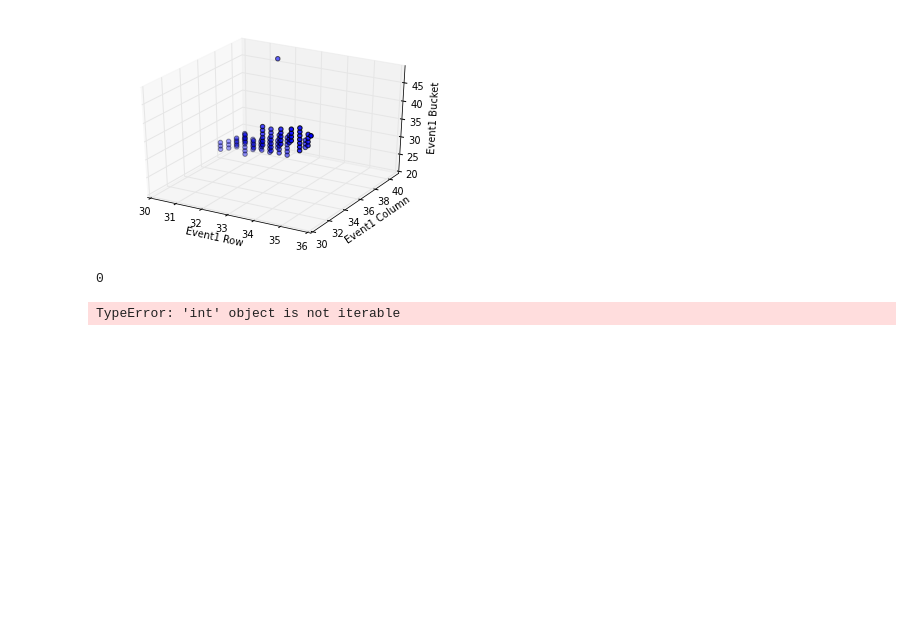
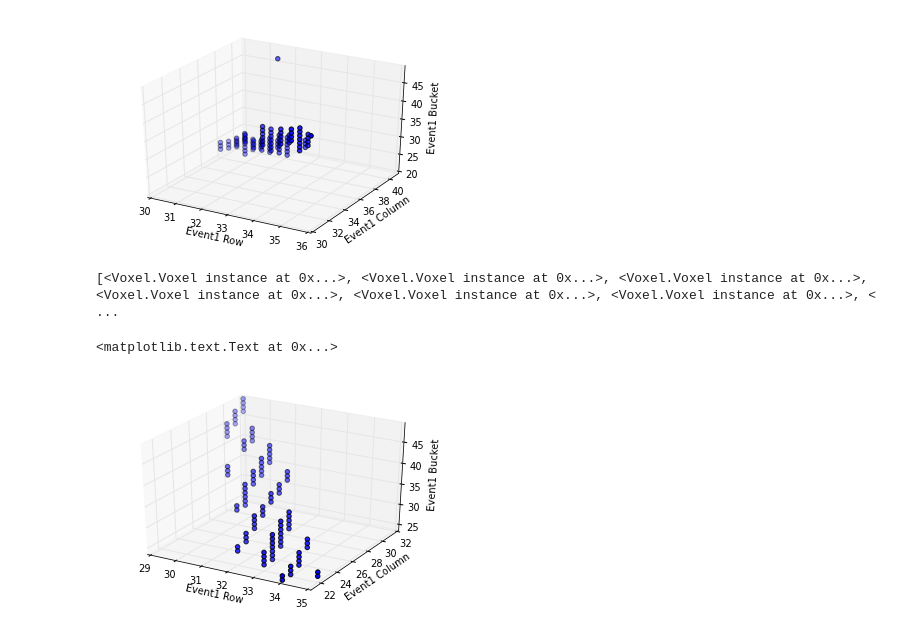
Before and after one commit to gjing/PHYS202-S13, a Jupyter notebook: Project/project4.ipynb, the cells around one changed output. Drawn from its saved outputs; the diff is of its cells as text; code cells hidden in the pictures; blank space fills up the shorter version.

```diff
--- a/Project/project4.ipynb
+++ b/Project/project4.ipynb
@@ -109,12 +104,50 @@ def getEvent(f, e_num):
-# %%
-print getEvent(niffte,1)
-# %% [output]
-0
+# %%
+def getEvent(f, e_num):
+    line = f.readline()
+    atline = False
+    arr = []
+    while not atline:
+        if "#### Event " + str(e_num) in line:
+            atline = True
+        line = f.readline()
+    atline = False
+    while not atline:
+        if "#### Event " in line:
+            return arr
+        else:
+            arr.append(Voxel(line))
+        line = f.readline()
+# %%
+niffte = open("niffte_data.txt", 'r')
+print getEvent(niffte,1)
+niffte.close()
+# %% [output]
+[<Voxel.Voxel instance at 0x...>, <Voxel.Voxel instance at 0x...>, <Voxel.Voxel instance at 0x...>, <Voxel.Voxel instance at 0x...>, <Voxel.Voxel instance at 0x...>, <Voxel.Voxel instance at 0x...>, < ...
 # %%
 #sorting by ADC
-SortedEvent = sorted(getEvent(niffte,0), key=lambda Voxel: Voxel.ADC)[::-1]
+niffte = open("niffte_data.txt", 'r')
+SortedEvent = sorted(getEvent(niffte,90), key=lambda Voxel: Voxel.ADC)[::-1]
-# %% [output]
-TypeError: 'int' object is not iterable
+# %%
+events = SortedEvent
+import math
+import numpy as np
+from mpl_toolkits.mplot3d import Axes3D
+fig = figure()
+ax = fig.gca(projection='3d')
+event1Row = []
+event1Col = []
+event1Buc = []
+for voxel in events:
+    event1Row.append(voxel.row)
+    event1Col.append(voxel.column)
+    event1Buc.append(voxel.bucket)
+p = ax.scatter(event1Row,event1Col,event1Buc)
+ax.set_xlabel('Event1 Row')
+ax.set_ylabel('Event1 Column')
+ax.set_zlabel('Event1 Bucket')
+# %% [output]
+<matplotlib.text.Text at 0x...>
+[figure, added]
 # %%
 from copy import copy
 def gradCutoff(data, cutoff):
```
Also changed, not shown: parts of 5 cells of this notebook, 2 other files.
